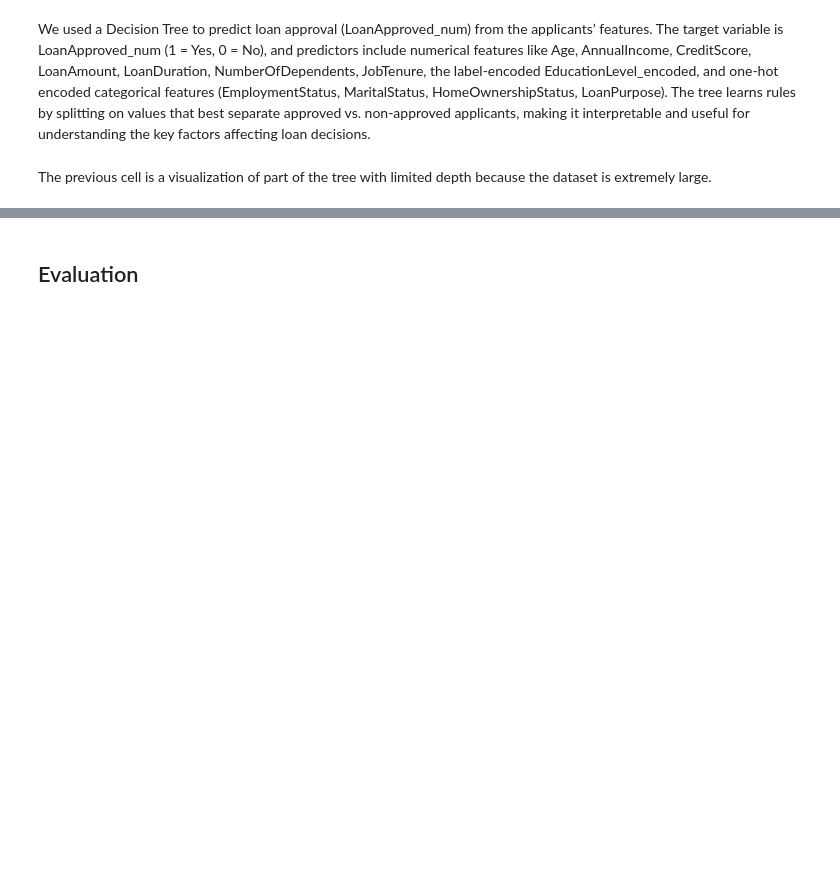
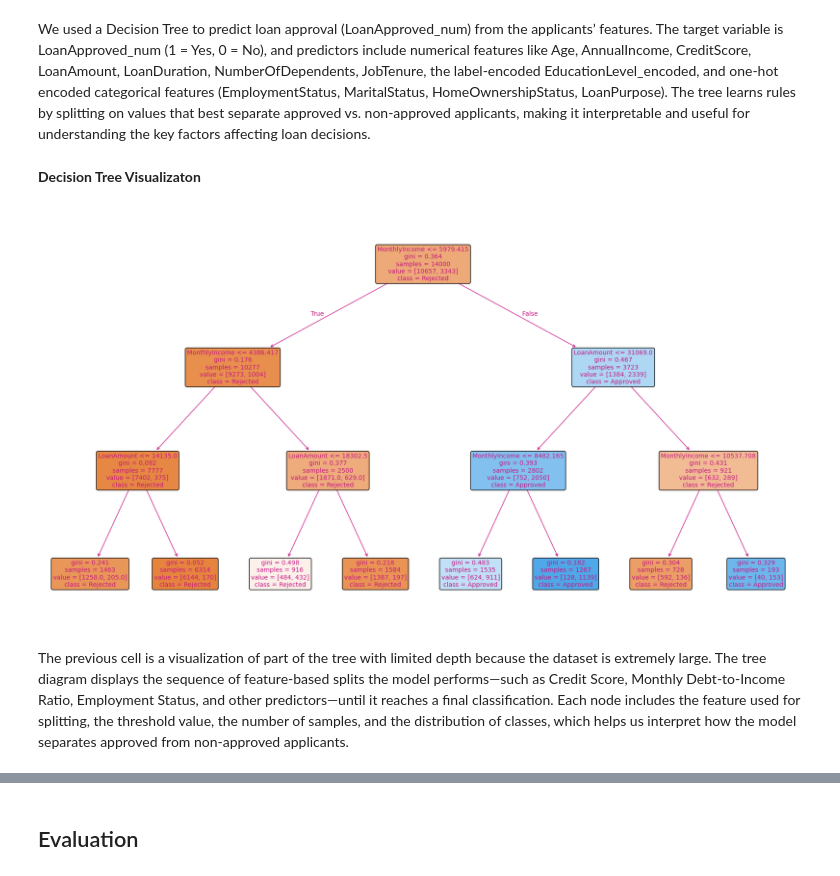
Before and after one commit to faridaikram/W2025, a Jupyter notebook: Classification_Mini_Project.ipynb, the cells around one changed output, grey strips where cells are left out. Cells and saved outputs as stored; diff of their text form; code cells hidden in the pictures; blank space fills up the shorter version.

```diff
--- a/Classification_Mini_Project.ipynb
+++ b/Classification_Mini_Project.ipynb
@@ -464,26 +464,31 @@ tree_clf  # confirms training
 DecisionTreeClassifier(random_state=42)
 # %% [markdown]
 We used a Decision Tree to predict loan approval (LoanApproved_num) from the applicants’ features. The target variable is LoanApproved_num (1 = Yes, 0 = No), and predictors include numerical features like Age, AnnualIncome, CreditScore, LoanAmount, LoanDuration, NumberOfDependents, JobTenure, the label-encoded EducationLevel_encoded, and one-hot encoded categorical features (EmploymentStatus, MaritalStatus, HomeOwnershipStatus, LoanPurpose). The tree learns rules by splitting on values that best separate approved vs. non-approved applicants, making it interpretable and useful for understanding the key factors affecting loan decisions.
+# %% [markdown]
+**Decision Tree Visualizaton**
 # %%
 from sklearn.tree import DecisionTreeClassifier, plot_tree
 import matplotlib.pyplot as plt
 
 # Train a smaller, interpretable tree JUST for visualization
 viz_tree = DecisionTreeClassifier(
-    max_depth=3,     # limit depth to keep it readable
+    max_depth=3,     # limit depth to make it readable
     random_state=42
 )
 
 viz_tree.fit(X_train, y_train)
 
-plt.figure(figsize=(20, 10))
+plt.figure(figsize=(22, 12))
 plot_tree(
     viz_tree,
     feature_names=X_train.columns,
     class_names=['Rejected', 'Approved'],
     filled=True,
-    rounded=True
+    rounded=True,
+    fontsize=10
 )
 plt.show()
+# %% [output]
+[figure, added]
-# %% [markdown]
-The previous cell is a visualization of part of the tree with limited depth because the dataset is extremely large.
+# %% [markdown]
+The previous cell is a visualization of part of the tree with limited depth because the dataset is extremely large. The tree diagram displays the sequence of feature-based splits the model performs—such as Credit Score, Monthly Debt-to-Income Ratio, Employment Status, and other predictors—until it reaches a final classification. Each node includes the feature used for splitting, the threshold value, the number of samples, and the distribution of classes, which helps us interpret how the model separates approved from non-approved applicants.
```
Also changed, not shown: parts of 1 cell of this notebook.
